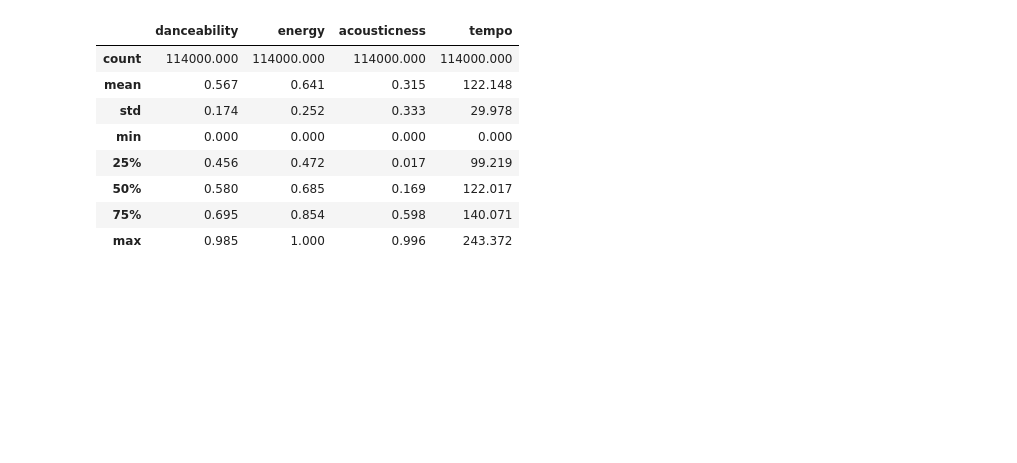
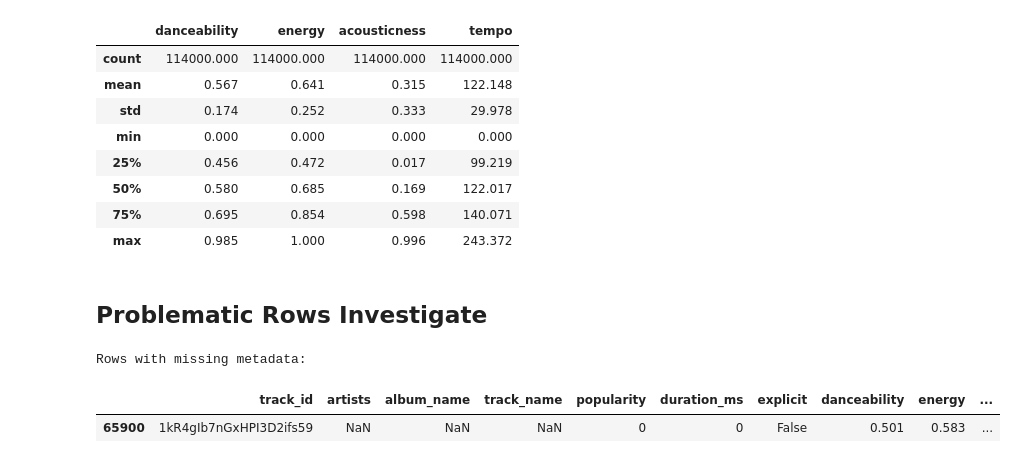
Before and after one commit to mdraihanmostafa746-coder/Spotify-Music-Taste-Clustering, a Jupyter notebook: notebooks/spotify_clustering.ipynb, the cells around one changed output. Drawn from its saved outputs; the diff is of its cells as text; code cells hidden in the pictures; blank space fills up the shorter version.

Commit message:
Problematic Rows Investigate

```diff
--- a/notebooks/spotify_clustering.ipynb
+++ b/notebooks/spotify_clustering.ipynb
@@ -173,3 +173,13 @@ df[features].describe().round(3)
 | 50% | 0.580 | 0.685 | 0.169 | 122.017 |
 | 75% | 0.695 | 0.854 | 0.598 | 140.071 |
 | max | 0.985 | 1.000 | 0.996 | 243.372 |
+# %% [markdown]
+## Problematic Rows Investigate
+# %%
+# Inspect missing metadata rows
+print("Rows with missing metadata:")
+display(df[df[["artists", "album_name", "track_name"]].isnull().any(axis=1)])
+# %% [output]
+Rows with missing metadata:
+|  | track_id | artists | album_name | track_name | popularity | duration_ms | explicit | danceability | energy | ... |
+| 65900 | 1kR4gIb7nGxHPI3D2ifs59 | NaN | NaN | NaN | 0 | 0 | False | 0.501 | 0.583 | ... |
```
Also changed, not shown: parts of 2 cells of this notebook.
